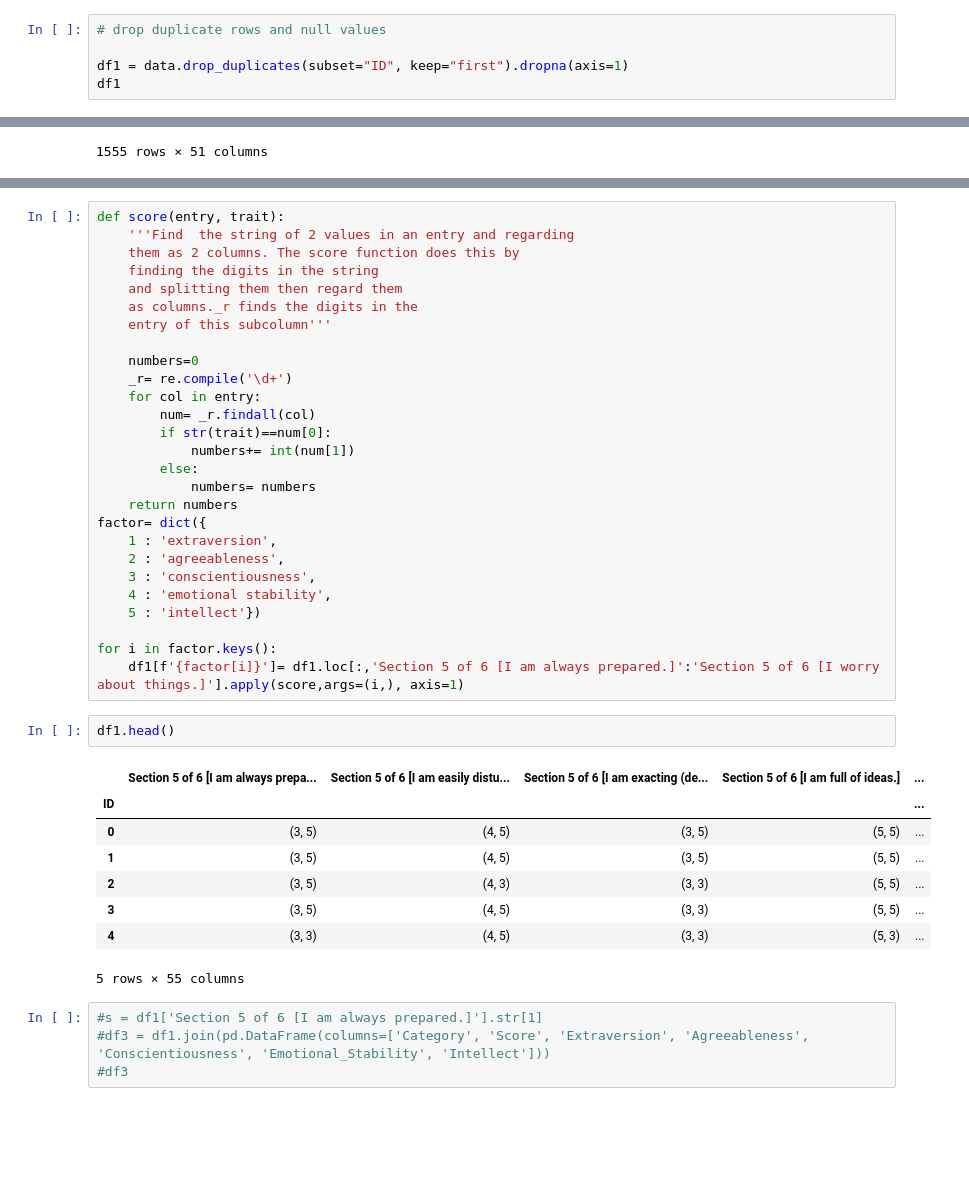
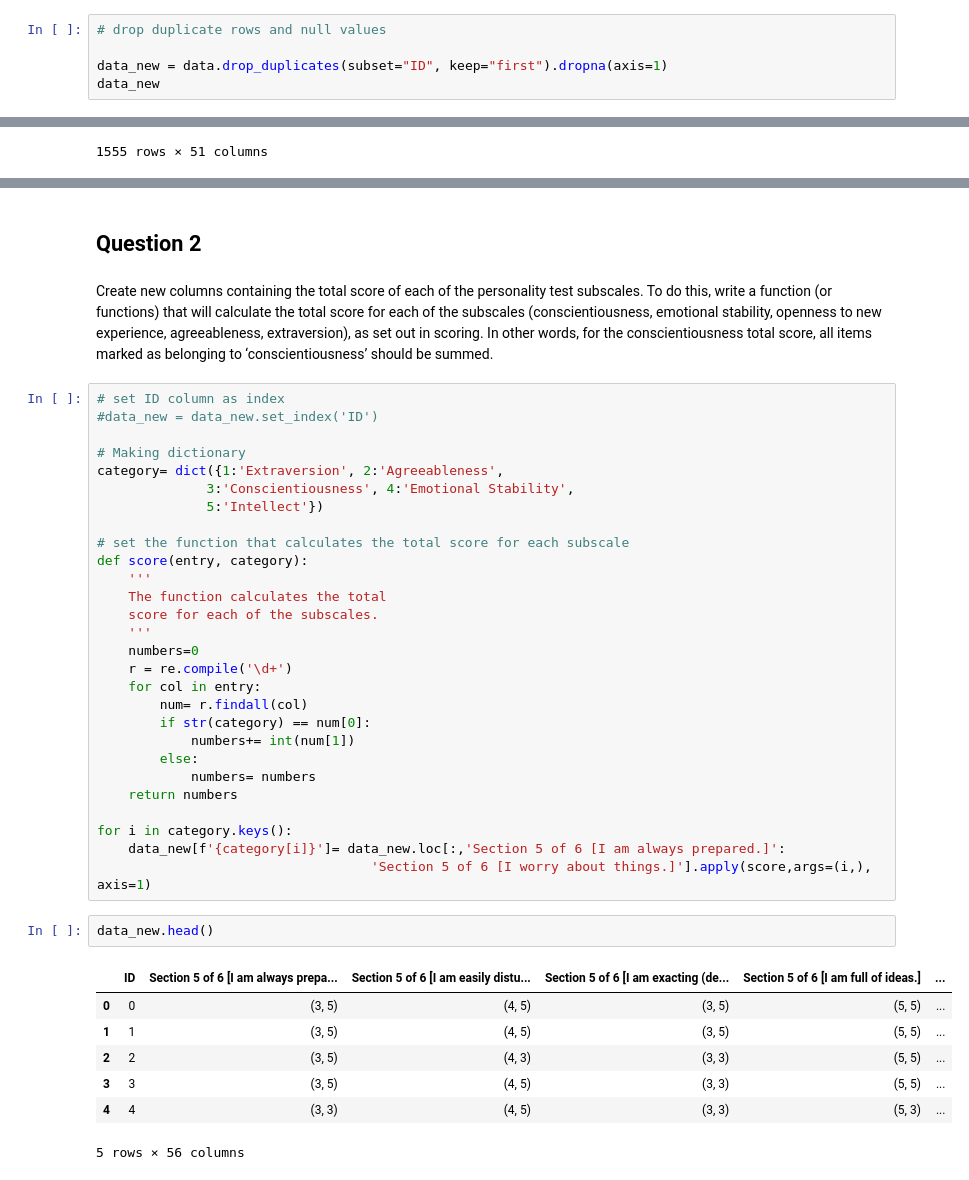
Before and after one commit to Shalom91/Data-Wrangling, a Jupyter notebook: Data Wrangling Project.ipynb, the cells around one changed output, grey strips where cells are left out. Drawn from its saved outputs; the diff is of its cells as text; blank space fills up the shorter version.

```diff
--- a/Data Wrangling Project.ipynb
+++ b/Data Wrangling Project.ipynb
@@ -51,8 +40,8 @@ Length: 70, dtype: int64
 # %%
 # drop duplicate rows and null values
 
-df1 = data.drop_duplicates(subset="ID", keep="first").dropna(axis=1)
-df1
+data_new = data.drop_duplicates(subset="ID", keep="first").dropna(axis=1)
+data_new
 # %% [output]
 |  | ID | Section 5 of 6 [I am always prepa... | Section 5 of 6 [I am easily distu... | Section 5 of 6 [I am exacting (de... | Section 5 of 6 [I am full of ideas.] | ... |
 | 0 | 0 | (3, 5) | (4, 5) | (3, 5) | (5, 5) | ... |
@@ -82,42 +68,42 @@ df1.head()
+# %% [markdown]
+## Question 2
+# %% [markdown]
+Create new columns containing the total score of each of the personality test subscales. To do this, write a function (or functions) that will calculate the total score for each of the subscales (conscientiousness, emotional stability, openness to new experience, agreeableness, extraversion), as set out in scoring. In other words, for the conscientiousness total score, all items marked as belonging to ‘conscientiousness’ should be summed.
 # %%
-def score(entry, trait):
-    '''Find  the string of 2 values in an entry and regarding
-    them as 2 columns. The score function does this by
-    finding the digits in the string
-    and splitting them then regard them
-    as columns._r finds the digits in the
-    entry of this subcolumn'''
+# set ID column as index
+#data_new = data_new.set_index('ID')
 
+# Making dictionary
+category= dict({1:'Extraversion', 2:'Agreeableness',
+              3:'Conscientiousness', 4:'Emotional Stability',
+              5:'Intellect'})
+
+# set the function that calculates the total score for each subscale
+def score(entry, category):
+    '''
+    The function calculates the total
+    score for each of the subscales.
+    '''
     numbers=0
-    _r= re.compile('\d+')
+    r = re.compile('\d+')
     for col in entry:
-        num= _r.findall(col)
-        if str(trait)==num[0]:
+        num= r.findall(col)
+        if str(category) == num[0]:
             numbers+= int(num[1])
         else:
             numbers= numbers
     return numbers
-factor= dict({
-    1 : 'extraversion',
-    2 : 'agreeableness',
-    3 : 'conscientiousness',
-    4 : 'emotional stability',
-    5 : 'intellect'})
 
-for i in factor.keys():
-    df1[f'{factor[i]}']= df1.loc[:,'Section 5 of 6 [I am always prepared.]':'Section 5 of 6 [I worry about things.]'].apply(score,args=(i,), axis=1)
+for i in category.keys():
+    data_new[f'{category[i]}']= data_new.loc[:,'Section 5 of 6 [I am always prepared.]':
+                                   'Section 5 of 6 [I worry about things.]'].apply(score,args=(i,), axis=1)
 # %%
-df1.head()
+data_new.head()
 # %% [output]
-|  | Section 5 of 6 [I am always prepa... | Section 5 of 6 [I am easily distu... | Section 5 of 6 [I am exacting (de... | Section 5 of 6 [I am full of ideas.] | ... |
-| ID |  |  |  |  | ... |
-| 0 | (3, 5) | (4, 5) | (3, 5) | (5, 5) | ... |
-| 1 | (3, 5) | (4, 5) | (3, 5) | (5, 5) | ... |
-| 2 | (3, 5) | (4, 3) | (3, 3) | (5, 5) | ... |
-| 3 | (3, 5) | (4, 5) | (3, 3) | (5, 5) | ... |
-| 4 | (3, 3) | (4, 5) | (3, 3) | (5, 3) | ... |
+|  | ID | Section 5 of 6 [I am always prepa... | Section 5 of 6 [I am easily distu... | Section 5 of 6 [I am exacting (de... | Section 5 of 6 [I am full of ideas.] | ... |
+| 0 | 0 | (3, 5) | (4, 5) | (3, 5) | (5, 5) | ... |
+| 1 | 1 | (3, 5) | (4, 5) | (3, 5) | (5, 5) | ... |
+| 2 | 2 | (3, 5) | (4, 3) | (3, 3) | (5, 5) | ... |
+| 3 | 3 | (3, 5) | (4, 5) | (3, 3) | (5, 5) | ... |
+| 4 | 4 | (3, 3) | (4, 5) | (3, 3) | (5, 3) | ... |
-5 rows × 55 columns
+5 rows × 56 columns
-# %%
-#s = df1['Section 5 of 6 [I am always prepared.]'].str[1]
-#df3 = df1.join(pd.DataFrame(columns=['Category', 'Score', 'Extraversion', 'Agreeableness', 'Conscientiousness', 'Emotional_Stability', 'Intellect']))
-#df3
```
Also changed, not shown: parts of 14 cells of this notebook, 1 other file.
